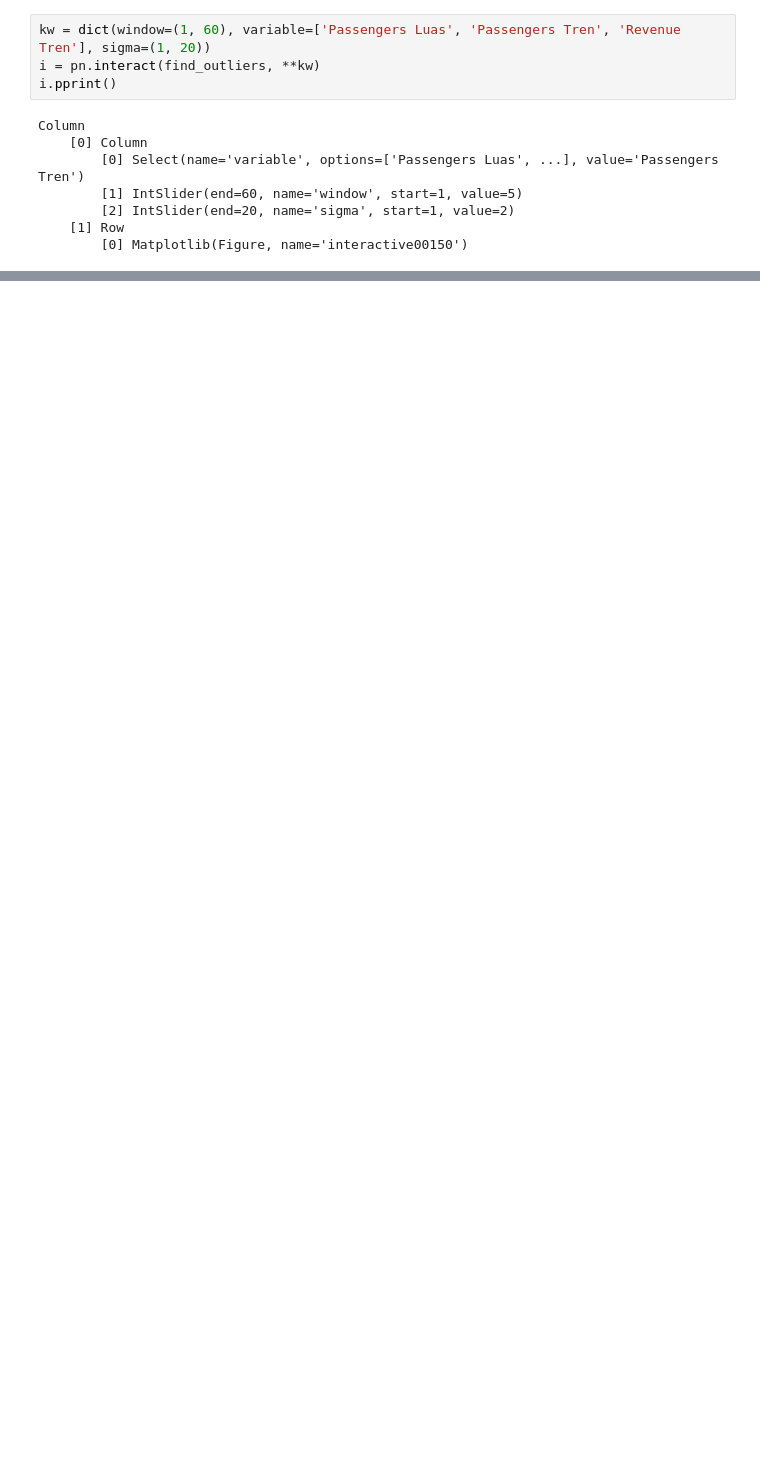
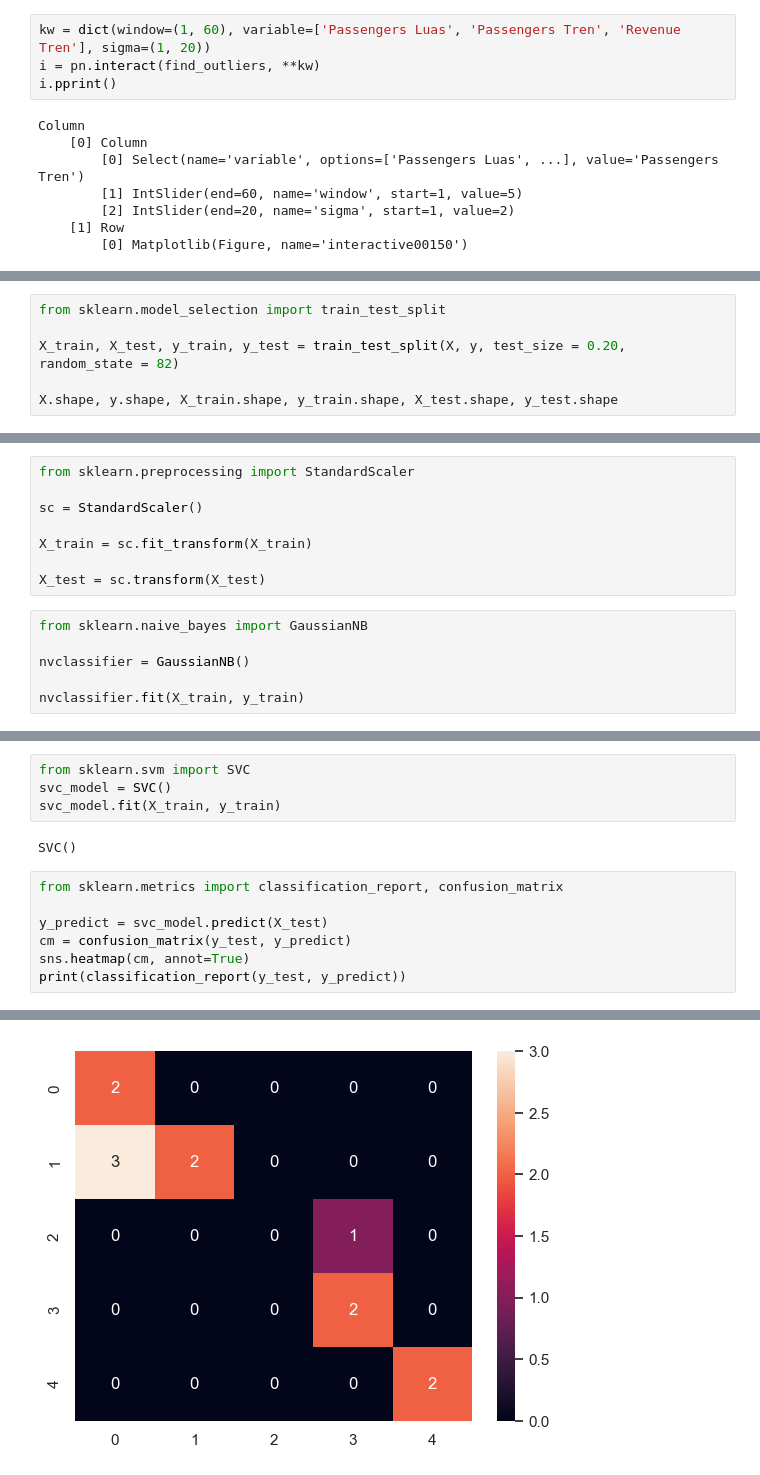
Before and after one commit to EdMendoza93/2023162, a Jupyter notebook: MSC_DA_CA2.ipynb, the cells around one changed output, grey strips where cells are left out. Cells and saved outputs as stored; diff of their text form; blank space fills up the shorter version.

```diff
--- a/MSC_DA_CA2.ipynb
+++ b/MSC_DA_CA2.ipynb
@@ -700,0 +700,6 @@ Test accuracy: 0.7454545497894287
+# %%
+from sklearn.model_selection import train_test_split
+
+X_train, X_test, y_train, y_test = train_test_split(X, y, test_size = 0.20, random_state = 82)
+
+X.shape, y.shape, X_train.shape, y_train.shape, X_test.shape, y_test.shape
@@ -700,0 +708,14 @@ Test accuracy: 0.7454545497894287
+# %%
+from sklearn.preprocessing import StandardScaler
+
+sc = StandardScaler()
+
+X_train = sc.fit_transform(X_train)
+
+X_test = sc.transform(X_test)
+# %%
+from sklearn.naive_bayes import GaussianNB
+
+nvclassifier = GaussianNB()
+
+nvclassifier.fit(X_train, y_train)
@@ -700,0 +770,14 @@ Test accuracy: 0.7454545497894287
+# %%
+from sklearn.svm import SVC
+svc_model = SVC()
+svc_model.fit(X_train, y_train)
+# %% [output]
+SVC()
+# %%
+from sklearn.metrics import classification_report, confusion_matrix
+
+y_predict = svc_model.predict(X_test)
+cm = confusion_matrix(y_test, y_predict)
+sns.heatmap(cm, annot=True)
+print(classification_report(y_test, y_predict))
+# %% [output]
@@ -700,0 +795 @@ Test accuracy: 0.7454545497894287
+[figure, added]
```
Also changed, not shown: parts of 89 cells of this notebook.
